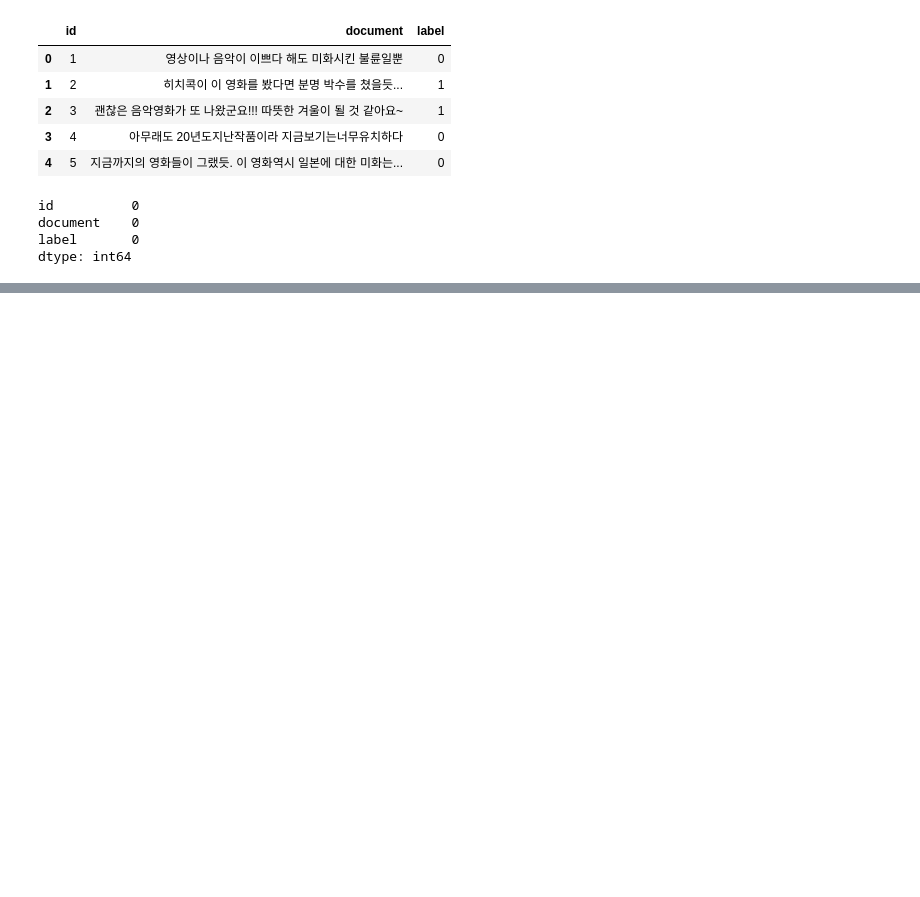
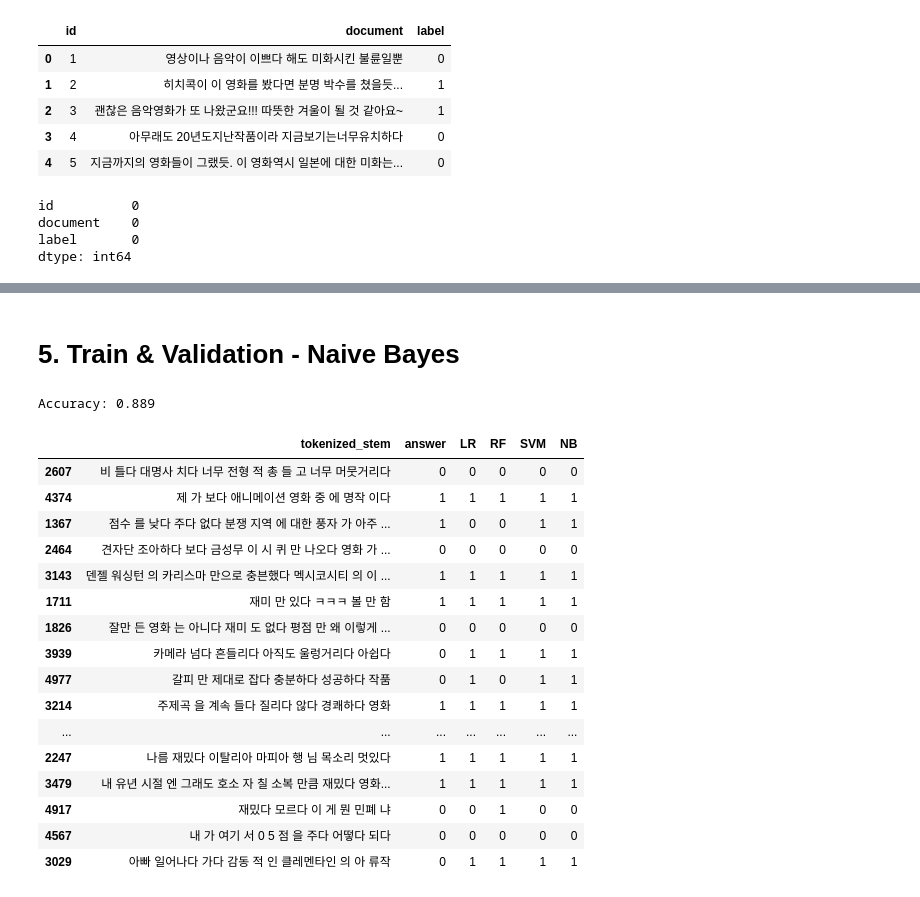
Before and after one commit to leejonghyeong/MovieSentimentalAnalysis, a Jupyter notebook: Sentimental_Analysis.ipynb, the cells around one changed output, grey strips where cells are left out. Saved outputs shown, nothing was run; the diff lists cells and outputs as text; code cells hidden in the pictures; blank space fills up the shorter version.

```diff
--- a/Sentimental_Analysis.ipynb
+++ b/Sentimental_Analysis.ipynb
@@ -259,0 +224,13 @@ data.sample(n=5)
+# %%
+#Support Vector Machine
+from sklearn import svm
+
+vectorizer = TfidfVectorizer(min_df=0.0, analyzer="char", sublinear_tf=True, ngram_range=(1, 3), max_features=None)
+
+X_train = vectorizer.fit_transform(train)
+X_eval = vectorizer.transform(val)
+clf = svm.SVC()
+clf = clf.fit(X_train, y_train)
+
+predicted = clf.predict(X_eval)
+print(f"Accuracy: {clf.score(X_eval, y_eval)}" )
@@ -259,0 +239,3 @@ data.sample(n=5)
+# %%
+df.loc[:,'SVM'] = predicted
+df.head()
@@ -259,0 +249,38 @@ data.sample(n=5)
+# %% [markdown]
+# 5. Train & Validation - Naive Bayes
+# %%
+from sklearn.naive_bayes import BernoulliNB
+
+vectorizer = TfidfVectorizer(min_df=0.0, analyzer="char", sublinear_tf=True, ngram_range=(1, 3), max_features=None)
+
+X_train = vectorizer.fit_transform(train)
+X_eval = vectorizer.transform(val)
+NB = BernoulliNB()
+NB = NB.fit(X_train, y_train)
+
+predicted = NB.predict(X_eval)
+print(f"Accuracy: {NB.score(X_eval, y_eval)}" )
+# %% [output]
+Accuracy: 0.889
+# %%
+df.loc[:,'NB'] = predicted
+# %%
+df.sample(20)
+# %% [output]
+|  | tokenized_stem | answer | LR | RF | SVM | NB |
+| 2607 | 비 틀다 대명사 치다 너무 전형 적 총 들 고 너무 머뭇거리다 | 0 | 0 | 0 | 0 | 0 |
+| 4374 | 제 가 보다 애니메이션 영화 중 에 명작 이다 | 1 | 1 | 1 | 1 | 1 |
+| 1367 | 점수 를 낮다 주다 없다 분쟁 지역 에 대한 풍자 가 아주 ... | 1 | 0 | 0 | 1 | 1 |
+| 2464 | 견자단 조아하다 보다 금성무 이 시 퀴 만 나오다 영화 가 ... | 0 | 0 | 0 | 0 | 0 |
+| 3143 | 덴젤 워싱턴 의 카리스마 만으로 충븐했다 멕시코시티 의 이 ... | 1 | 1 | 1 | 1 | 1 |
+| 1711 | 재미 만 있다 ㅋㅋㅋ 볼 만 함 | 1 | 1 | 1 | 1 | 1 |
+| 1826 | 잘만 든 영화 는 아니다 재미 도 없다 평점 만 왜 이렇게 ... | 0 | 0 | 0 | 0 | 0 |
+| 3939 | 카메라 넘다 흔들리다 아직도 울렁거리다 아쉽다 | 0 | 1 | 1 | 1 | 1 |
+| 4977 | 갈피 만 제대로 잡다 충분하다 성공하다 작품 | 0 | 1 | 0 | 1 | 1 |
+| 3214 | 주제곡 을 계속 들다 질리다 않다 경쾌하다 영화 | 1 | 1 | 1 | 1 | 1 |
+| ... | ... | ... | ... | ... | ... | ... |
+| 2247 | 나름 재밌다 이탈리아 마피아 행 님 목소리 멋있다 | 1 | 1 | 1 | 1 | 1 |
+| 3479 | 내 유년 시절 엔 그래도 호소 자 칠 소복 만큼 재밌다 영화... | 1 | 1 | 1 | 1 | 1 |
+| 4917 | 재밌다 모르다 이 게 뭔 민폐 냐 | 0 | 0 | 1 | 0 | 0 |
+| 4567 | 내 가 여기 서 0 5 점 을 주다 어떻다 되다 | 0 | 0 | 0 | 0 | 0 |
+| 3029 | 아빠 일어나다 가다 감동 적 인 클레멘타인 의 아 류작 | 0 | 1 | 1 | 1 | 1 |
```
Also changed, not shown: parts of 40 cells of this notebook.
